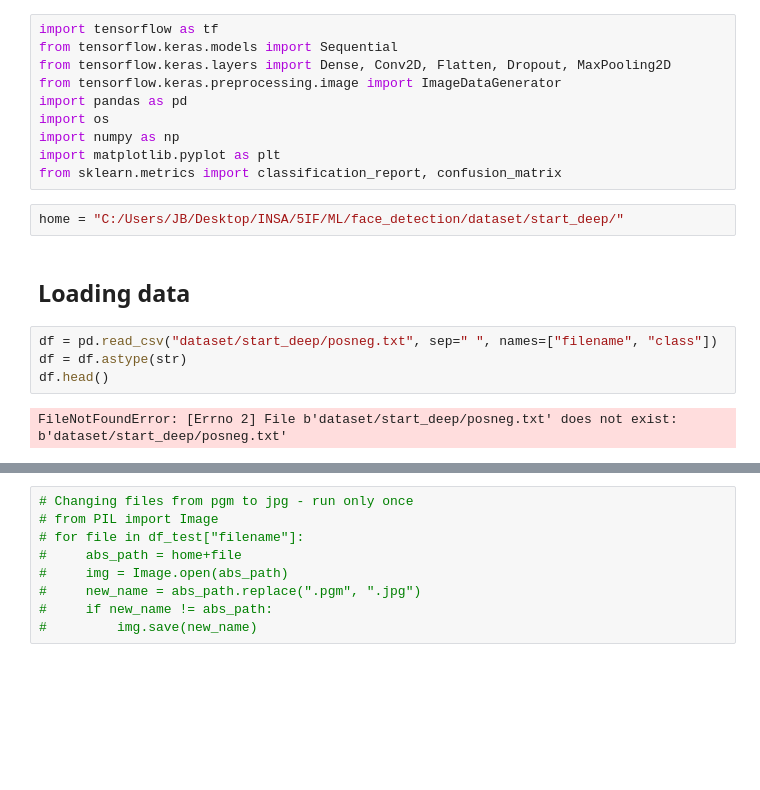
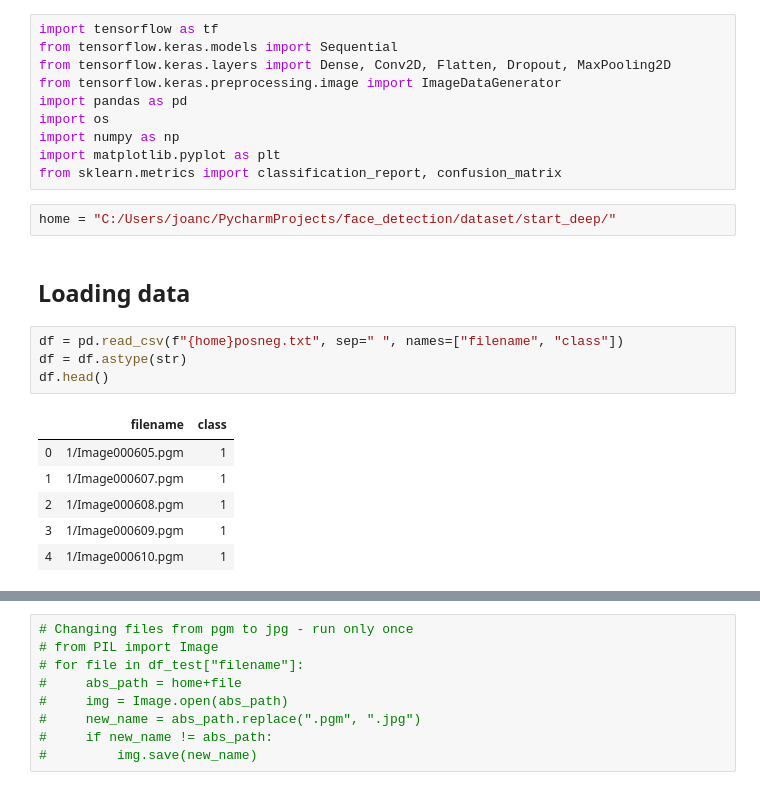
Before and after one commit to zas97/face_detection, a Jupyter notebook: tensorflow_cnn_test.ipynb, the cells around one changed output, grey strips where cells are left out. Cells and saved outputs as stored; diff of their text form; blank space fills up the shorter version.

```diff
--- a/tensorflow_cnn_test.ipynb
+++ b/tensorflow_cnn_test.ipynb
@@ -22,15 +22,20 @@ import numpy as np
 import matplotlib.pyplot as plt
 from sklearn.metrics import classification_report, confusion_matrix
 # %%
-home = "C:/Users/JB/Desktop/INSA/5IF/ML/face_detection/dataset/start_deep/"
+home = "C:/Users/joanc/PycharmProjects/face_detection/dataset/start_deep/"
 # %% [markdown]
 ## Loading data
 # %%
-df = pd.read_csv("dataset/start_deep/posneg.txt", sep=" ", names=["filename", "class"])
+df = pd.read_csv(f"{home}posneg.txt", sep=" ", names=["filename", "class"])
 df = df.astype(str)
 df.head()
 # %% [output]
-FileNotFoundError: [Errno 2] File b'dataset/start_deep/posneg.txt' does not exist: b'dataset/start_deep/posneg.txt'
+|  | filename | class |
+| 0 | 1/Image000605.pgm | 1 |
+| 1 | 1/Image000607.pgm | 1 |
+| 2 | 1/Image000608.pgm | 1 |
+| 3 | 1/Image000609.pgm | 1 |
+| 4 | 1/Image000610.pgm | 1 |
 # %%
 df_test = pd.read_csv("dataset/start_deep/testposneg.txt", sep=" ", names=["filename", "class"])
 df_test = df_test.astype(str)
```
Also changed, not shown: parts of 19 cells of this notebook, 1 other file.
